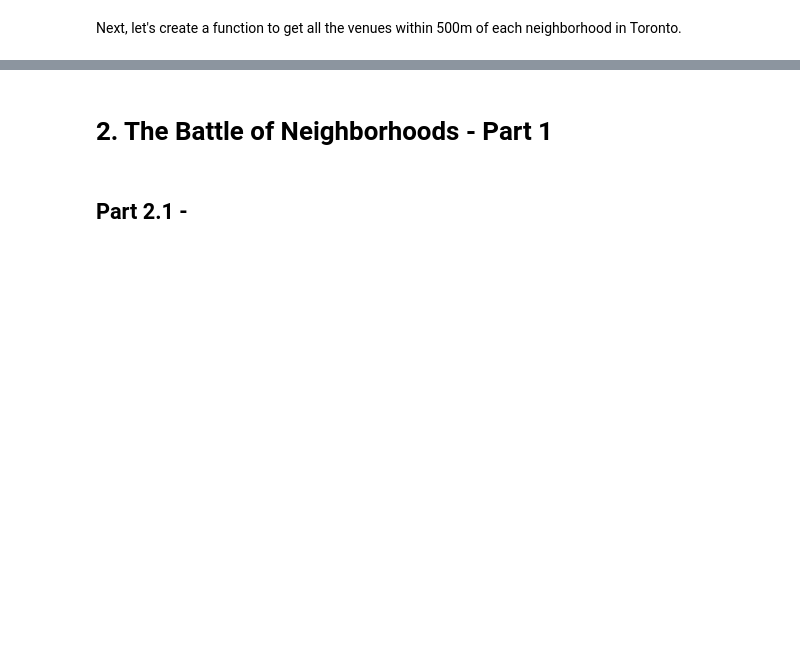
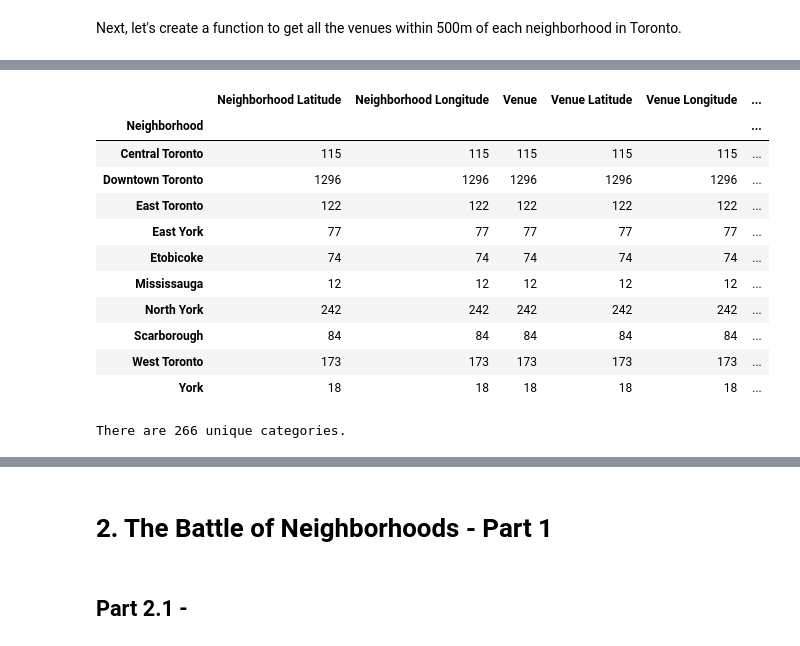
Before and after one commit to Glitch852/Coursera_Capstone, a Jupyter notebook: IBM Data Science Capstone - EB.ipynb, the cells around one changed output, grey strips where cells are left out. Saved outputs shown, nothing was run; the diff lists cells and outputs as text; code cells hidden in the pictures; blank space fills up the shorter version.

```diff
--- a/IBM Data Science Capstone - EB.ipynb
+++ b/IBM Data Science Capstone - EB.ipynb
@@ -392,0 +453,19 @@ toronto_venues = getNearbyVenues(names=neighborhoods_df['Borough'],
+# %%
+toronto_venues.groupby('Neighborhood').count()
+# %% [output]
+|  | Neighborhood Latitude | Neighborhood Longitude | Venue | Venue Latitude | Venue Longitude | ... |
+| Neighborhood |  |  |  |  |  | ... |
+| Central Toronto | 115 | 115 | 115 | 115 | 115 | ... |
+| Downtown Toronto | 1296 | 1296 | 1296 | 1296 | 1296 | ... |
+| East Toronto | 122 | 122 | 122 | 122 | 122 | ... |
+| East York | 77 | 77 | 77 | 77 | 77 | ... |
+| Etobicoke | 74 | 74 | 74 | 74 | 74 | ... |
+| Mississauga | 12 | 12 | 12 | 12 | 12 | ... |
+| North York | 242 | 242 | 242 | 242 | 242 | ... |
+| Scarborough | 84 | 84 | 84 | 84 | 84 | ... |
+| West Toronto | 173 | 173 | 173 | 173 | 173 | ... |
+| York | 18 | 18 | 18 | 18 | 18 | ... |
+# %%
+print('There are {} unique categories.'.format(len(toronto_venues['Venue Category'].unique())))
+# %% [output]
+There are 266 unique categories.
```
Also changed, not shown: parts of 16 cells of this notebook.
